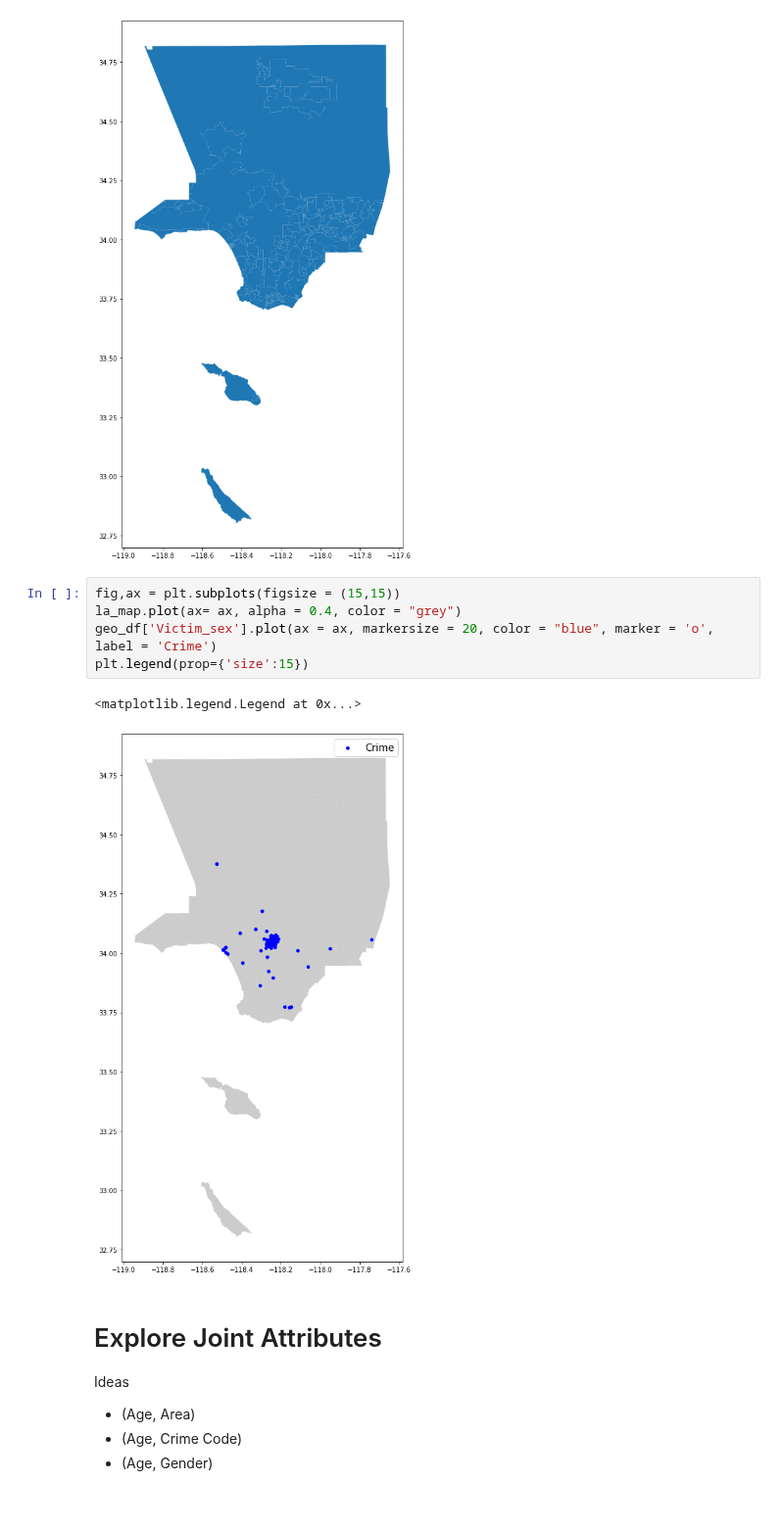
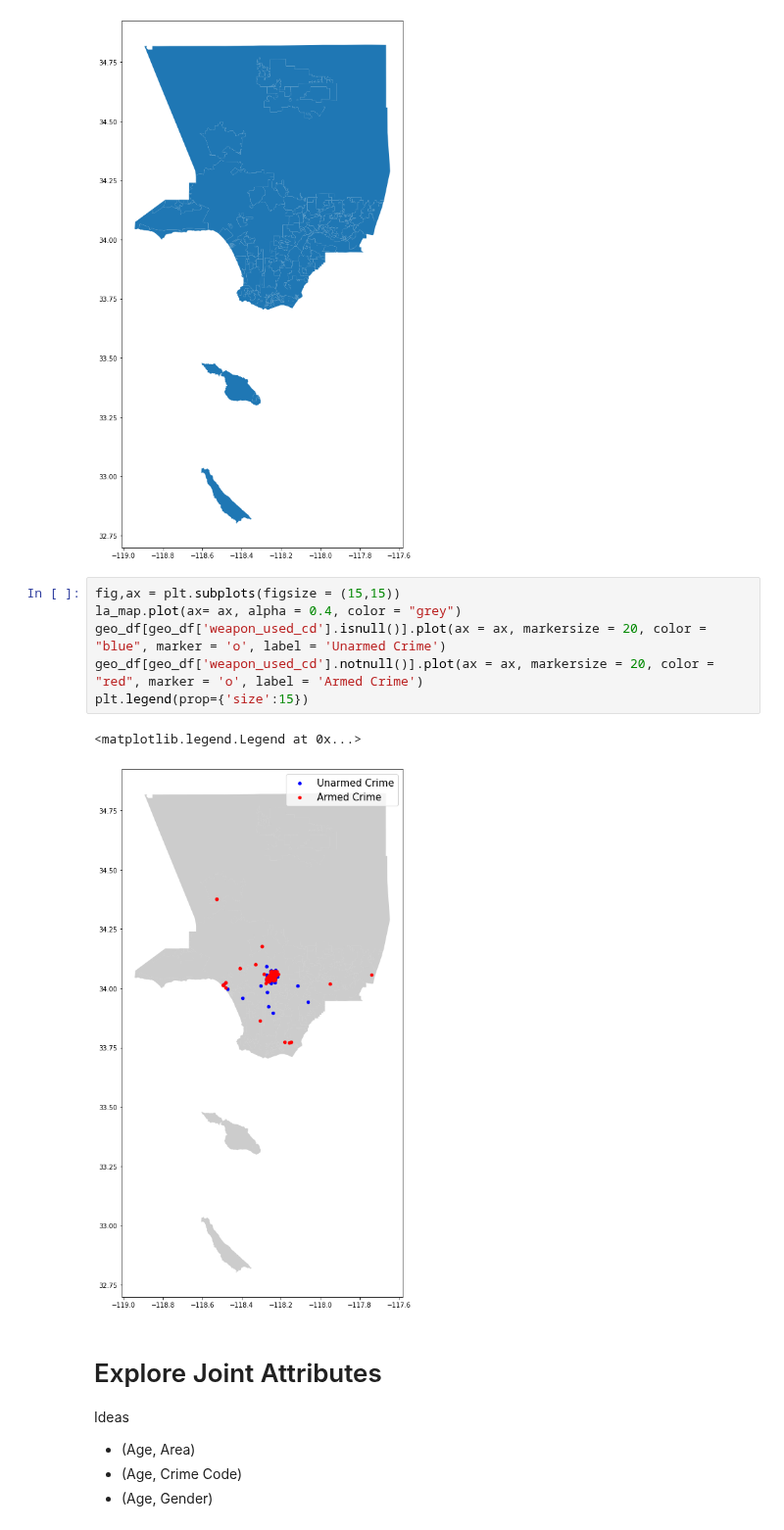
Before and after one commit to julia-codes/MSDS-ML1-VisualizationAndDataProcessing, a Jupyter notebook: Lab1_VisualizetionAndDataProcessing.ipynb, the cells around one changed output. Shown at 98% size. Saved outputs shown, nothing was run; the diff lists cells and outputs as text.

Commit message:
Update map to show armed/unarmed crimes, added back in apparently imporant shape related files

```diff
--- a/Lab1_VisualizetionAndDataProcessing.ipynb
+++ b/Lab1_VisualizetionAndDataProcessing.ipynb
@@ -204,11 +211,12 @@ la_map.plot(ax=ax)
 # %%
 fig,ax = plt.subplots(figsize = (15,15))
 la_map.plot(ax= ax, alpha = 0.4, color = "grey")
-geo_df['Victim_sex'].plot(ax = ax, markersize = 20, color = "blue", marker = 'o', label = 'Crime')
+geo_df[geo_df['weapon_used_cd'].isnull()].plot(ax = ax, markersize = 20, color = "blue", marker = 'o', label = 'Unarmed Crime')
+geo_df[geo_df['weapon_used_cd'].notnull()].plot(ax = ax, markersize = 20, color = "red", marker = 'o', label = 'Armed Crime')
 plt.legend(prop={'size':15})
 # %% [output]
 <matplotlib.legend.Legend at 0x...>
-[figure, old version]
+[figure, new version]
 # %% [markdown]
 # Explore Joint Attributes
 Ideas
```
Also changed, not shown: parts of 4 cells of this notebook, 5 other files.
